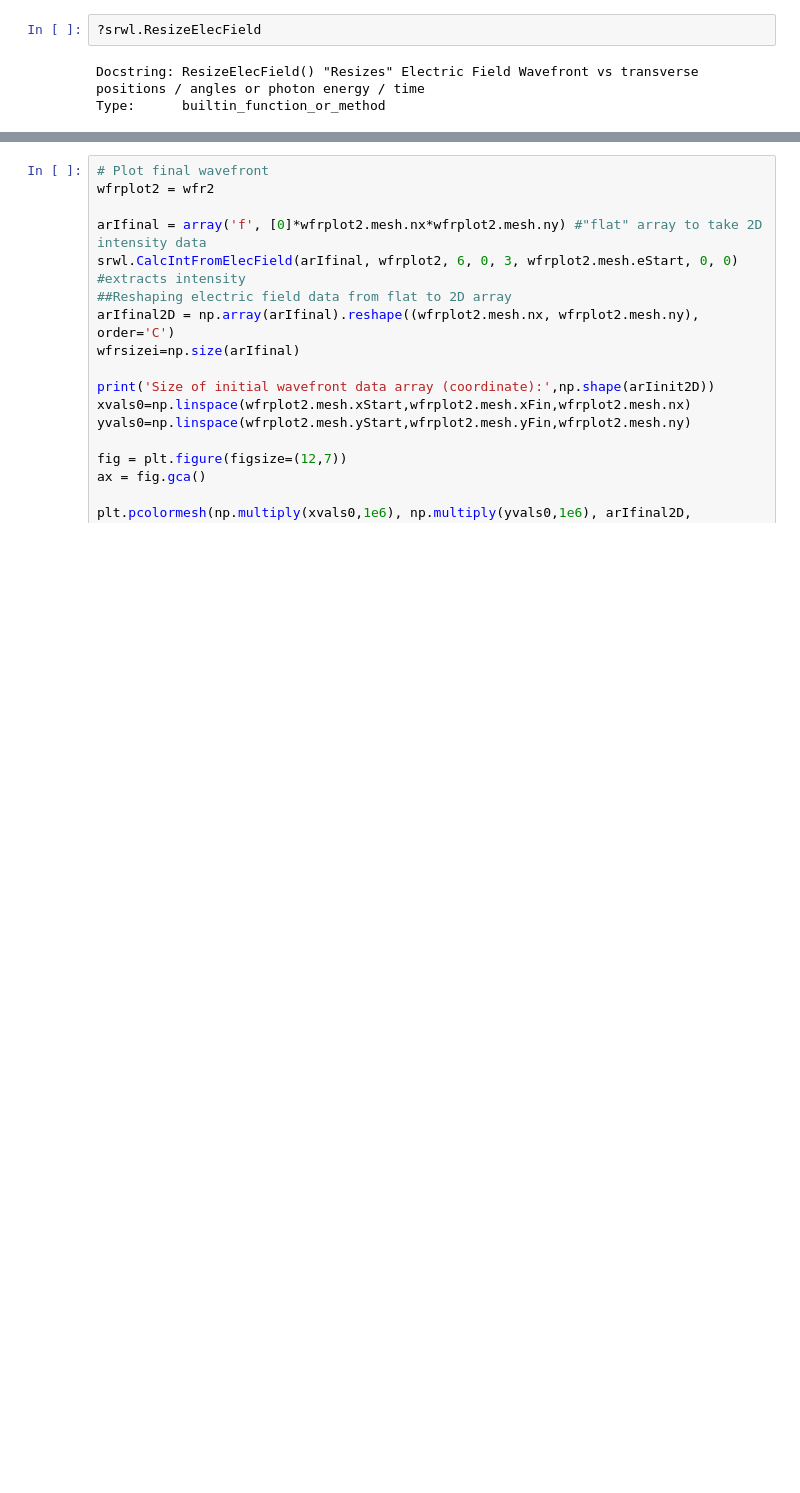
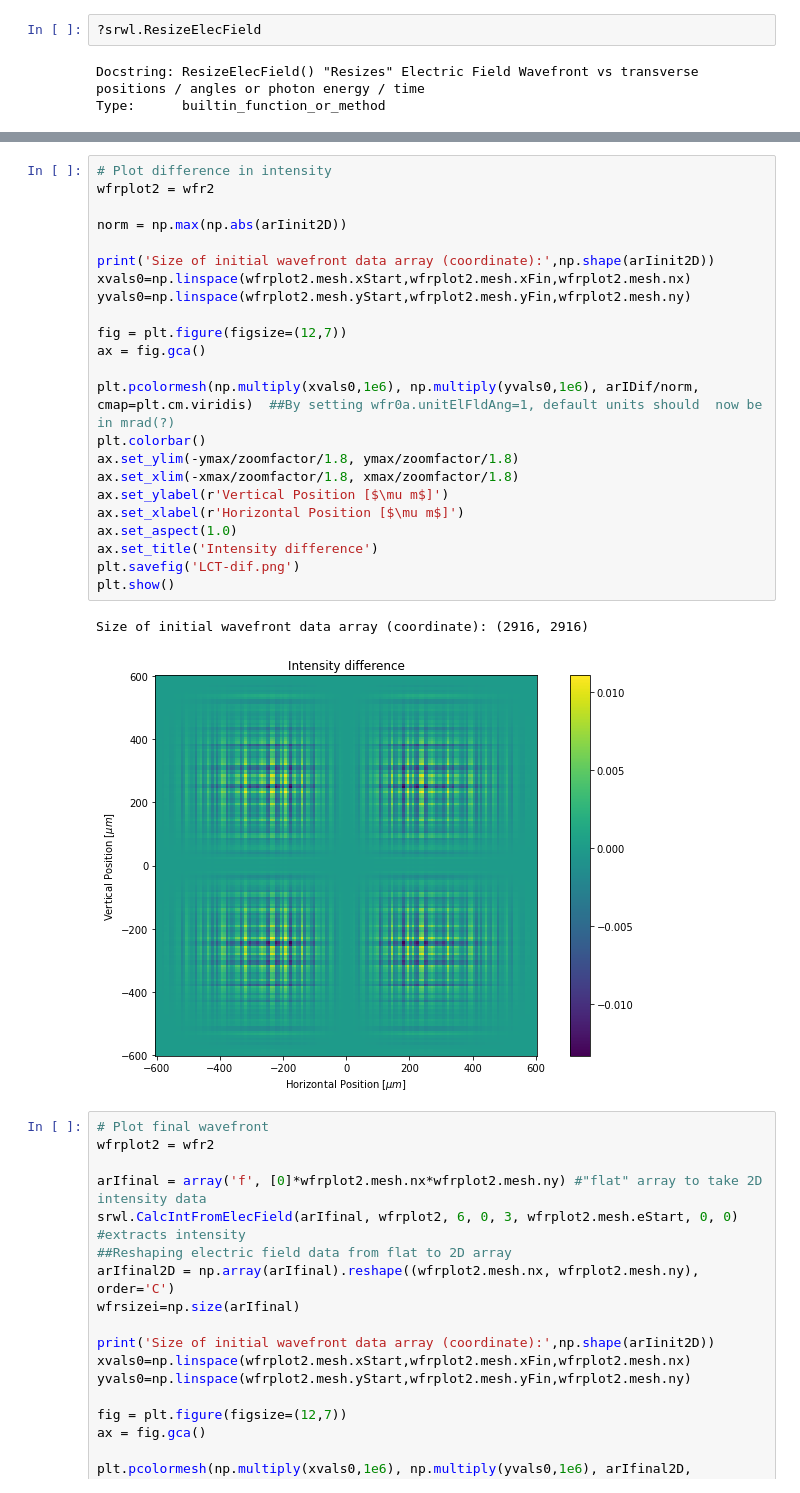
Before and after one commit to radiasoft/rslight, a Jupyter notebook: LCT/LCTtest.ipynb, the cells around one changed output, grey strips where cells are left out. Drawn from its saved outputs; the diff is of its cells as text; blank space fills up the shorter version.

```diff
--- a/LCT/LCTtest.ipynb
+++ b/LCT/LCTtest.ipynb
@@ -136,3 +191,29 @@ Size of initial wavefront data array (coordinate): (1944, 1944)
+# %%
+# Plot difference in intensity
+wfrplot2 = wfr2
+
+norm = np.max(np.abs(arIinit2D))
+
+print('Size of initial wavefront data array (coordinate):',np.shape(arIinit2D))
+xvals0=np.linspace(wfrplot2.mesh.xStart,wfrplot2.mesh.xFin,wfrplot2.mesh.nx)
+yvals0=np.linspace(wfrplot2.mesh.yStart,wfrplot2.mesh.yFin,wfrplot2.mesh.ny)
+
+fig = plt.figure(figsize=(12,7))
+ax = fig.gca()
+
+plt.pcolormesh(np.multiply(xvals0,1e6), np.multiply(yvals0,1e6), arIDif/norm, cmap=plt.cm.viridis)  ##By setting wfr0a.unitElFldAng=1, default units should  now be in mrad(?)
+plt.colorbar()
+ax.set_ylim(-ymax/zoomfactor/1.8, ymax/zoomfactor/1.8)
+ax.set_xlim(-xmax/zoomfactor/1.8, xmax/zoomfactor/1.8)
+ax.set_ylabel(r'Vertical Position [$\mu m$]')
+ax.set_xlabel(r'Horizontal Position [$\mu m$]')
+ax.set_aspect(1.0)
+ax.set_title('Intensity difference')
+plt.savefig('LCT-dif.png')
+plt.show()
+# %% [output]
+Size of initial wavefront data array (coordinate): (2916, 2916)
+[figure, added]
 # %%
 # Plot final wavefront
 wfrplot2 = wfr2
```
Also changed, not shown: parts of 11 cells of this notebook.
